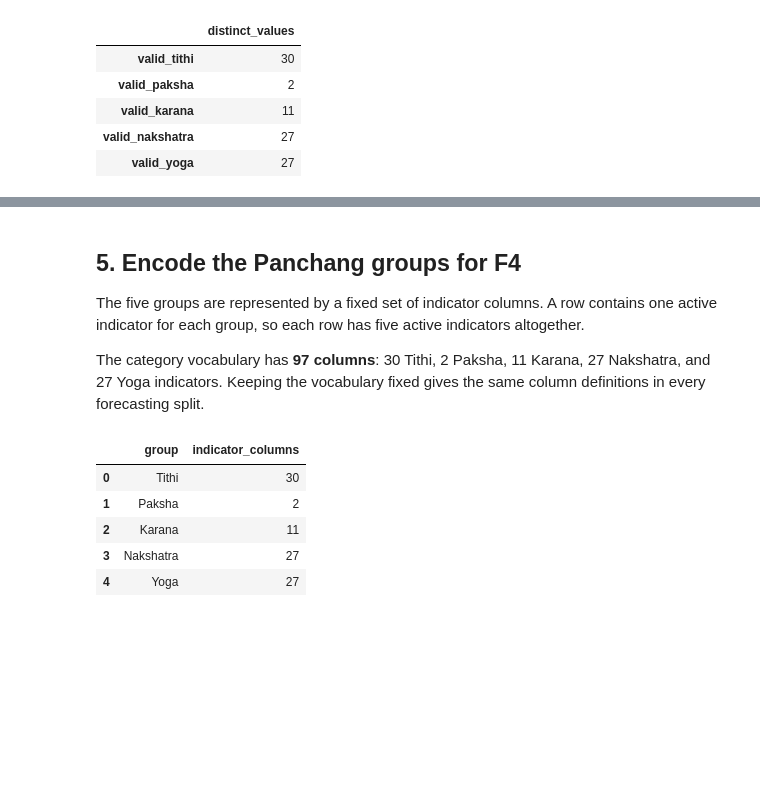
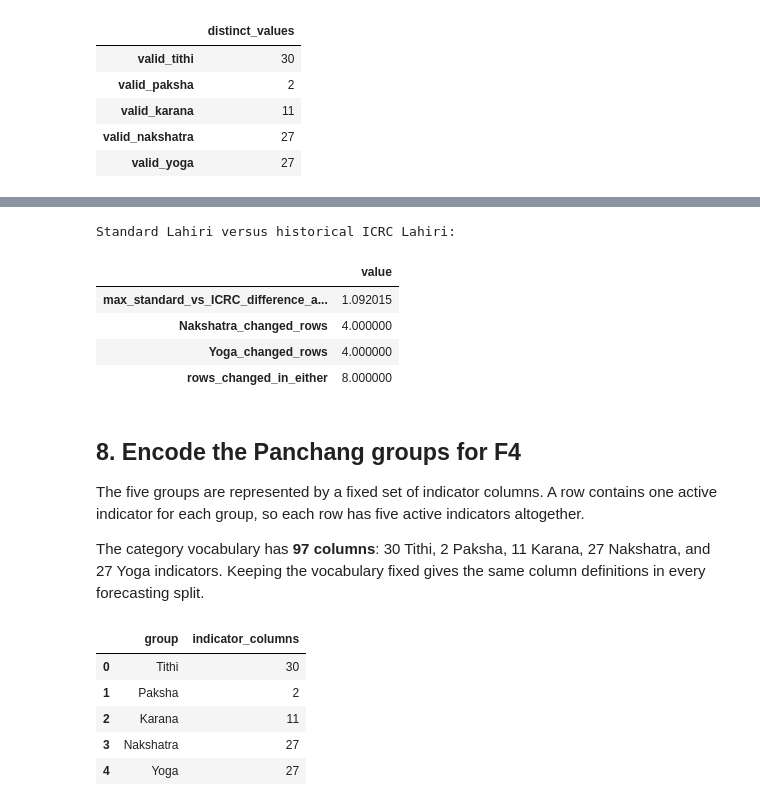
Before and after one commit to stardawgpower/solete-lunisolar-forecasting, a Jupyter notebook: notebooks/04_panchang_features.ipynb, the cells around one changed output, grey strips where cells are left out. Drawn from its saved outputs; the diff is of its cells as text; code cells hidden in the pictures; blank space fills up the shorter version.

```diff
--- a/notebooks/04_panchang_features.ipynb
+++ b/notebooks/04_panchang_features.ipynb
@@ -254,5 +415,42 @@ Distinct observed categories in SOLETE:
+# %%
+if hasattr(swe, "SIDM_LAHIRI_ICRC"):
+    swe.set_sid_mode(swe.SIDM_LAHIRI_ICRC)
+    try:
+        historical_ayanamsha = np.asarray([
+            swe.get_ayanamsa_ex_ut(float(jd), swe.FLG_SWIEPH | swe.FLG_NONUT)[1]
+            for jd in jd_ut
+        ], dtype=float)
+    finally:
+        swe.set_sid_mode(swe.SIDM_LAHIRI)
+
+    historical_moon = (longitudes["moon_tropical_longitude_deg"].to_numpy() - historical_ayanamsha) % 360
+    historical_sun = (longitudes["sun_tropical_longitude_deg"].to_numpy() - historical_ayanamsha) % 360
+    historical_nak = nakshatra_name_from_number(nakshatra_number_from_sidereal_moon(historical_moon))
+    historical_yoga = yoga_name_from_number(yoga_number_from_angle((historical_sun + historical_moon) % 360))
+    historical_nak_change = np.asarray(historical_nak) != panchang["valid_nakshatra"].astype(str).to_numpy()
+    historical_yoga_change = np.asarray(historical_yoga) != panchang["valid_yoga"].astype(str).to_numpy()
+
+    historical_lahiri_summary = pd.Series({
+        "max_standard_vs_ICRC_difference_arcsec": float(circular_error_deg(ayanamsha.to_numpy(), historical_ayanamsha).max() * 3600),
+        "Nakshatra_changed_rows": int(historical_nak_change.sum()),
+        "Yoga_changed_rows": int(historical_yoga_change.sum()),
+        "rows_changed_in_either": int((historical_nak_change | historical_yoga_change).sum()),
+    })
+    print("Standard Lahiri versus historical ICRC Lahiri:")
+    display(historical_lahiri_summary.to_frame("value"))
+else:
+    print("This Swiss Ephemeris build does not expose SIDM_LAHIRI_ICRC.")
+
+swe.set_sid_mode(swe.SIDM_LAHIRI)
+# %% [output]
+Standard Lahiri versus historical ICRC Lahiri:
+|  | value |
+| max_standard_vs_ICRC_difference_a... | 1.092015 |
+| Nakshatra_changed_rows | 4.000000 |
+| Yoga_changed_rows | 4.000000 |
+| rows_changed_in_either | 8.000000 |
 # %% [markdown]
-## 5. Encode the Panchang groups for F4
+## 8. Encode the Panchang groups for F4
 
 The five groups are represented by a fixed set of indicator columns. A row contains one active indicator for each group, so each row has five active indicators altogether.
 
```
Also changed, not shown: parts of 10 cells of this notebook, 2 other files.
